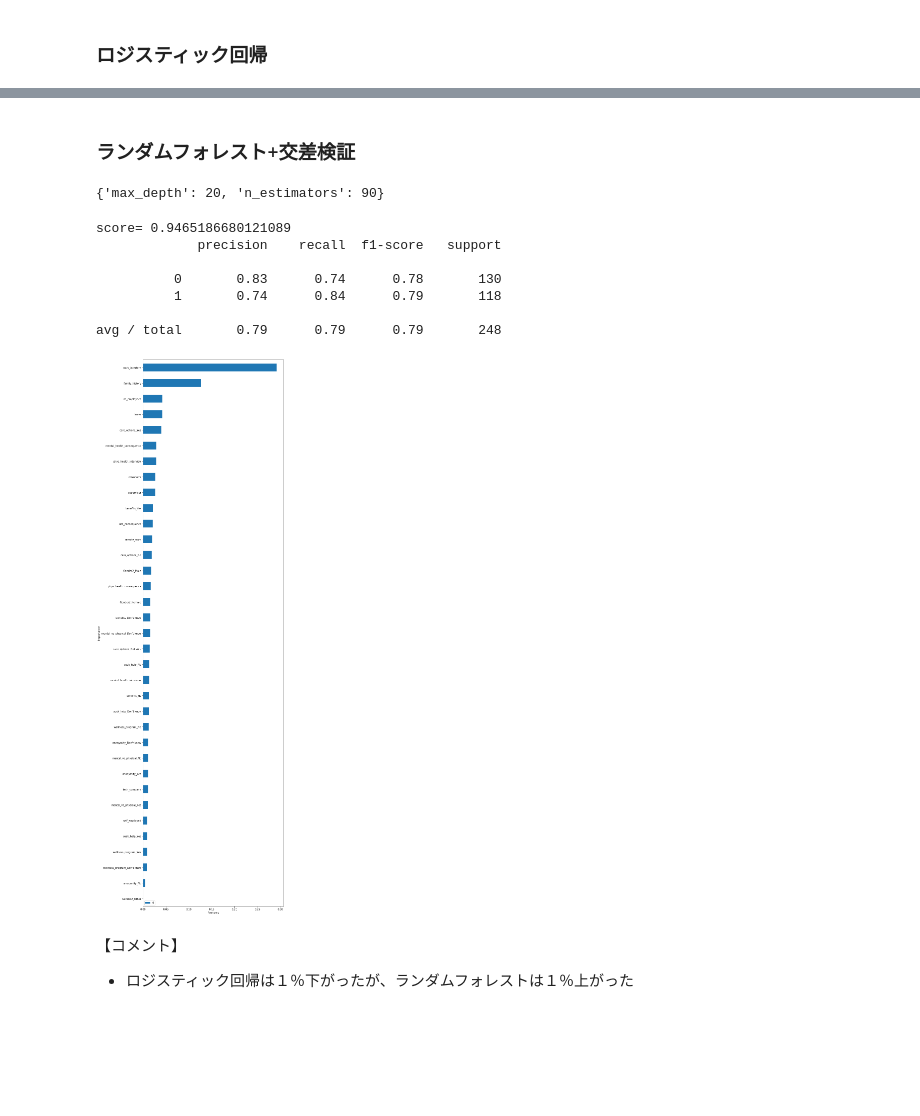
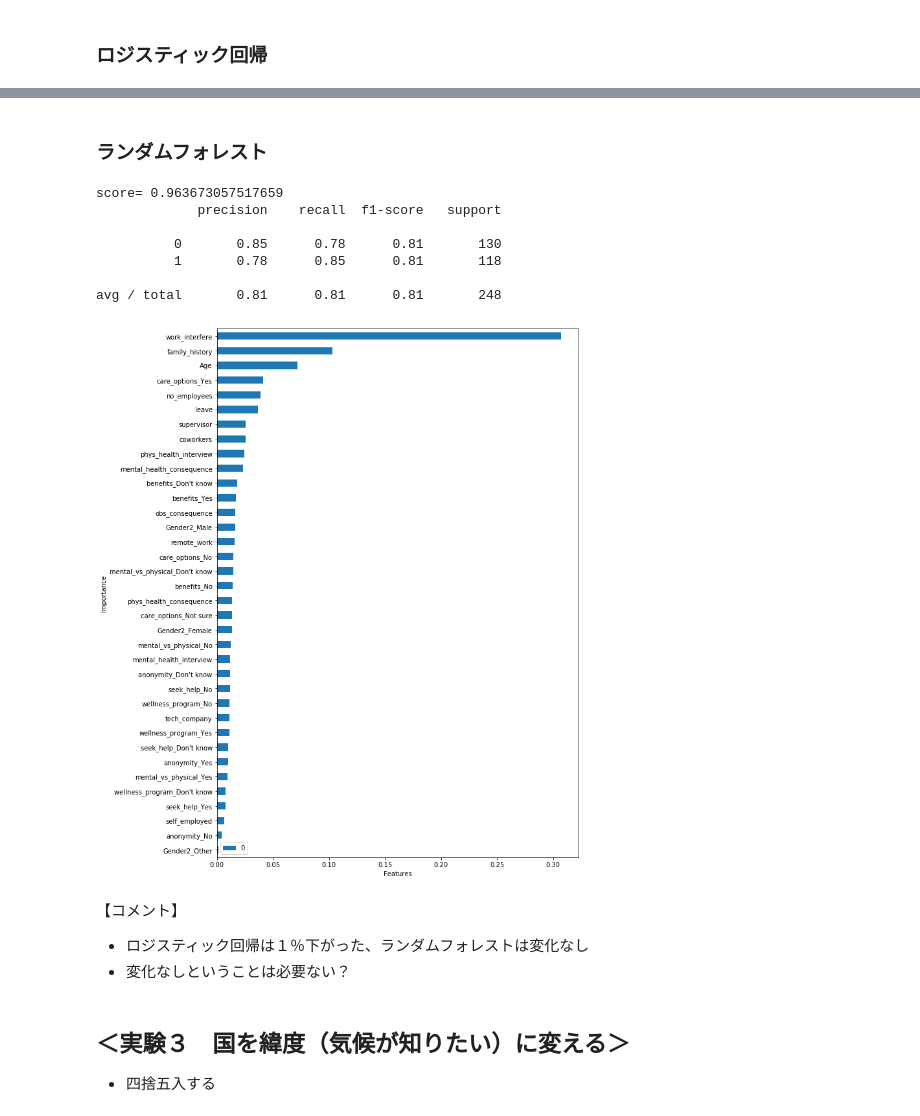
Before and after one commit to SawaHirai/mlTask, a Jupyter notebook: day3/Day3_work_SawaHirai.ipynb, the cells around one changed output, grey strips where cells are left out. Cells and saved outputs as stored; diff of their text form; code cells hidden in the pictures; blank space fills up the shorter version.

```diff
--- a/day3/Day3_work_SawaHirai.ipynb
+++ b/day3/Day3_work_SawaHirai.ipynb
@@ -361,12 +362,14 @@ display(mh_data2.head())
 * ダミー変数へ変換したいが、その前に
 * Countryとstateは一緒に考える方が良さそうなので、１つの変数に直す（例：カナダ、アメリカCA、イギリス、アメリカTN・・・）
 # %%
+mh_data3 = mh_data2.copy()
+
 # Countryとstateを結合して新しくCountry2を作成
-mh_data2["Country2"] = mh_data2["Country"] + '_' + mh_data2["state"]
+mh_data3["Country2"] = mh_data3["Country"] + '_' + mh_data3["state"]
 
 # United States以外は州の表記はいらないので削除
-mh_data2["Country2"] = mh_data2["Country2"].str.replace("_NoState", "")
-display(mh_data2["Country2"].head())
+mh_data3["Country2"] = mh_data3["Country2"].str.replace("_NoState", "")
+display(mh_data3["Country2"].head())
 # %% [output]
 0    United States_IL
 1    United States_IN
@@ -602,15 +607,15 @@ avg / total       0.80      0.79      0.79       248
 # %%
-en_data2 = en_data
+en_data2 = en_data.copy()
 
 for label in en_data2.columns:
-#    if "_Yes" in label:
-#        en_data2 = en_data2.drop([label], axis=1)
     if "_No" in label:
         en_data2 = en_data2.drop([label], axis=1)
     if "_Don't know" in label:
         en_data2 = en_data2.drop([label], axis=1)
-#    if "_Not sure" in label:
-#        en_data2 = en_data2.drop([label], axis=1)
+    if "Gender2_Male" in label:
+        en_data2 = en_data2.drop([label], axis=1)
+    if "Gender2_Other" in label:
+        en_data2 = en_data2.drop([label], axis=1)
 
 en_data2.columns
 # %% [output]
@@ -700,7 +697,7 @@ avg / total       0.83      0.82      0.82       248
 # %% [markdown]
 ## ＜実験２　国の情報を削除＞
 # %%
-en_data3 = en_data
+en_data3 = en_data.copy()
 
 for label in en_data3:
     if "Country" in label:
@@ -736,44 +733,41 @@ avg / total       0.73      0.73      0.73       248
 # %% [markdown]
-### ランダムフォレスト+交差検証
+### ランダムフォレスト
 # %%
 from sklearn.ensemble import RandomForestClassifier
 from sklearn.model_selection import train_test_split, GridSearchCV
 
 y = en_data3["treatment"].values
 x = en_data3.drop(["treatment"],axis=1)
 x_train, x_test, y_train, y_test = train_test_split(x, y, test_size=0.2, random_state=6)
 
-param_grid = {'n_estimators':[50, 60, 70, 80, 90, 100], 'max_depth':[15, 20, 25, 30]}
-cv = GridSearchCV(RandomForestClassifier(),param_grid=param_grid,cv=5)
-cv.fit(x_train, y_train)
-display(cv.best_params_)
+clf = RandomForestClassifier(n_estimators=150, max_depth=20, criterion="gini",
+                                                 min_samples_leaf=2, min_samples_split=2, random_state=256)
 
-cv.best_params_["n_estimators"]
-
-clf = RandomForestClassifier(n_estimators=cv.best_params_["n_estimators"], max_depth=cv.best_params_["max_depth"], criterion="gini",
-                                                 min_samples_leaf=2, min_samples_split=2, random_state=256)
 clf.fit(x_train, y_train)
 print("score=", clf.score(x_train, y_train))
 y_pred = clf.predict(x_test)
 print(classification_report(y_test, y_pred))
 
 # 説明変数の重要度を出力
 # print(clf.feature_importances_)
 plot_data = pd.DataFrame(clf.feature_importances_, index=en_data3.columns.drop("treatment")).sort_values(by=0)
-plot_data.plot.barh(figsize=(10,40))
+plot_data.plot.barh(figsize=(10,15))
 plt.ylabel("Importance")
 plt.xlabel("Features")
 plt.show()
 # %% [output]
-{'max_depth': 20, 'n_estimators': 90}
+score= 0.963673057517659
+             precision    recall  f1-score   support
+
+          0       0.85      0.78      0.81       130
+          1       0.78      0.85      0.81       118
+
+avg / total       0.81      0.81      0.81       248
-score= 0.9465186680121089
-             precision    recall  f1-score   support
-
-          0       0.83      0.74      0.78       130
-          1       0.74      0.84      0.79       118
-
-avg / total       0.79      0.79      0.79       248
-[figure, old version]
+[figure, new version]
 # %% [markdown]
 【コメント】
-* ロジスティック回帰は１％下がったが、ランダムフォレストは１％上がった
+* ロジスティック回帰は１％下がった、ランダムフォレストは変化なし
+* 変化なしということは必要ない？
+# %% [markdown]
+## ＜実験３　国を緯度（気候が知りたい）に変える＞
+* 四捨五入する
```
Also changed, not shown: parts of 33 cells of this notebook.
